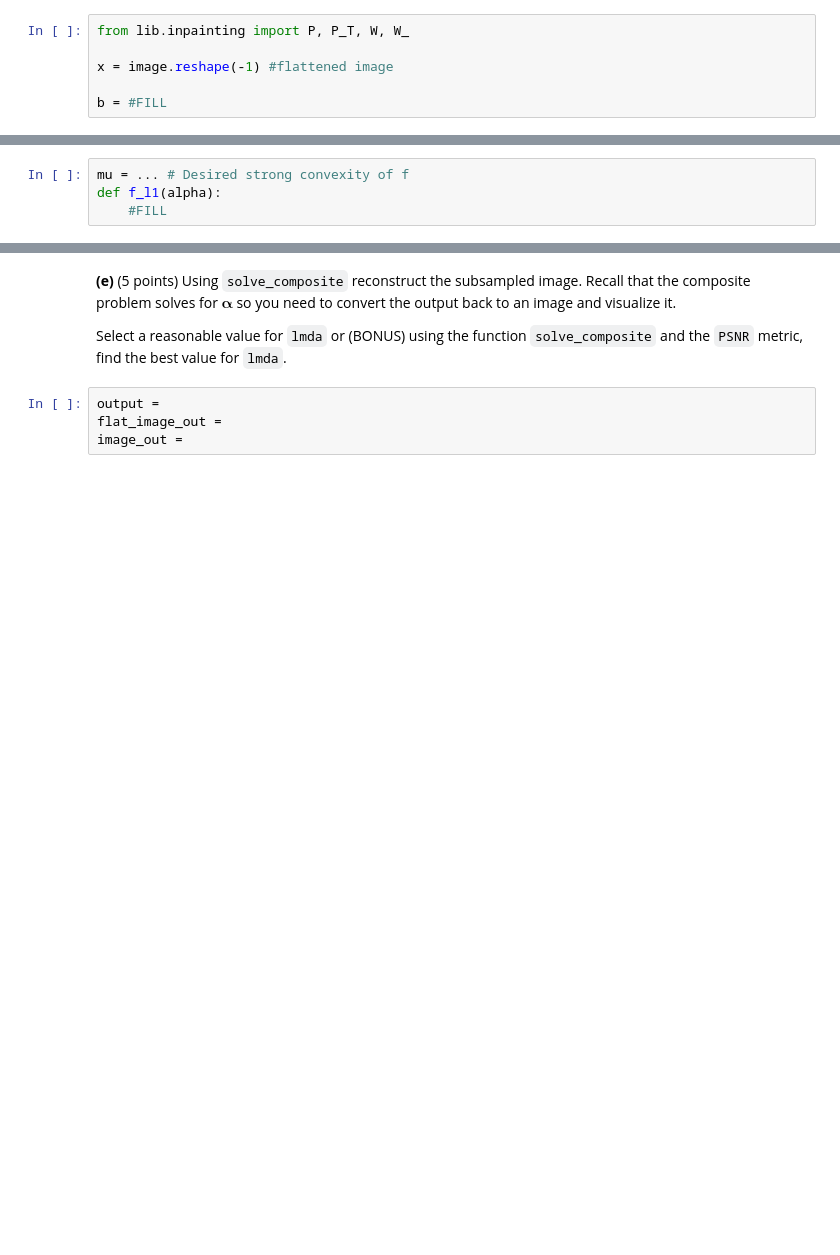
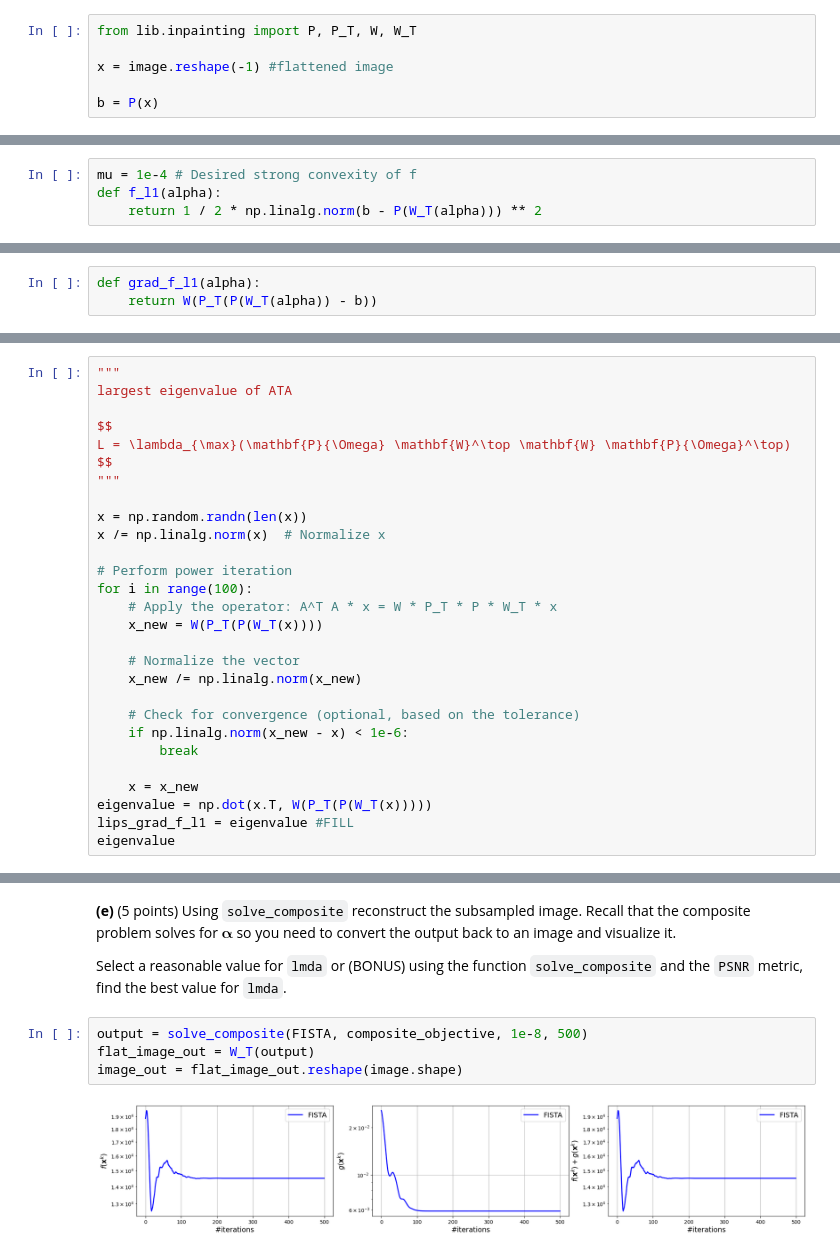
Before and after one commit to CarlOwOs/ee556-hw1, a Jupyter notebook: Part 4 - Proximal methods.ipynb, the cells around one changed output, grey strips where cells are left out. Drawn from its saved outputs; the diff is of its cells as text; blank space fills up the shorter version.

```diff
--- a/Part 4 - Proximal methods.ipynb
+++ b/Part 4 - Proximal methods.ipynb
@@ -179,16 +253,16 @@ In the following cells we will define the optimization problems we need to solve
 
 __(a)__ (1 point) Using these provided functions, define the observed variable `b` in the cell below.
 # %%
-from lib.inpainting import P, P_T, W, W_
+from lib.inpainting import P, P_T, W, W_T
 
 x = image.reshape(-1) #flattened image
 
-b = #FILL
+b = P(x)
 # %% [markdown]
 __(b)__ (1 point) Now define the function `f_l1` as described earlier in the problem text.
 # %%
-mu = ... # Desired strong convexity of f
+mu = 1e-4 # Desired strong convexity of f
 def f_l1(alpha):
-    #FILL
+    return 1 / 2 * np.linalg.norm(b - P(W_T(alpha))) ** 2
 # %% [markdown]
 __(c)__ (1 point) Write the gradient of $f_{\ell_1}(\mathbf{\alpha})$.
@@ -198,2 +269,5 @@ def grad_f_l1(alpha):
+# %%
+def grad_f_l1(alpha):
+    return W(P_T(P(W_T(alpha)) - b))
 # %% [markdown]
 __(d)__ (1 points) Find the Lipschitz constant of $\nabla_\mathbf{\alpha} f_{\ell_1}(\mathbf{\alpha})$ analytically and fill it in the cell below.
@@ -201,0 +280,28 @@ lips_grad_f_l1 = #FILL
+# %%
+"""
+largest eigenvalue of ATA
+
+$$
+L = \lambda_{\max}(\mathbf{P}{\Omega} \mathbf{W}^\top \mathbf{W} \mathbf{P}{\Omega}^\top)
+$$
+"""
+
+x = np.random.randn(len(x))
+x /= np.linalg.norm(x)  # Normalize x
+
+# Perform power iteration
+for i in range(100):
+    # Apply the operator: A^T A * x = W * P_T * P * W_T * x
+    x_new = W(P_T(P(W_T(x))))
+
+    # Normalize the vector
+    x_new /= np.linalg.norm(x_new)
+
+    # Check for convergence (optional, based on the tolerance)
+    if np.linalg.norm(x_new - x) < 1e-6:
+        break
+
+    x = x_new
+eigenvalue = np.dot(x.T, W(P_T(P(W_T(x)))))
+lips_grad_f_l1 = eigenvalue #FILL
+eigenvalue
@@ -224,9 +332,11 @@ from lib.inpainting import solve_composite
 __(e)__ (5 points) Using `solve_composite` reconstruct the subsampled image. Recall that the composite problem solves for $\mathbf{\alpha}$ so you need to convert the output back to an image and visualize it.
 
 Select a reasonable value for `lmda` or (BONUS) using the function `solve_composite` and the `PSNR` metric, find the best value for `lmda`.
-# %%
-output =
-flat_image_out =
-image_out =
+# %%
+output = solve_composite(FISTA, composite_objective, 1e-8, 500)
+flat_image_out = W_T(output)
+image_out = flat_image_out.reshape(image.shape)
+# %% [output]
+[figure, added]
 # %%
 show(true = image, subsampled=subsampled, estimated=image_out)
```
Also changed, not shown: parts of 23 cells of this notebook, 5 other files.
